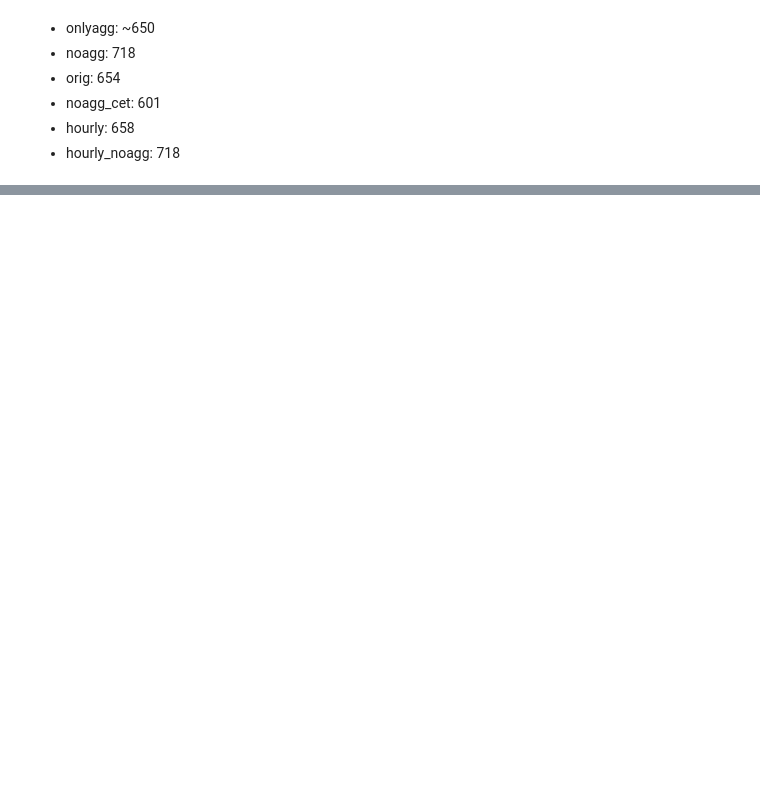
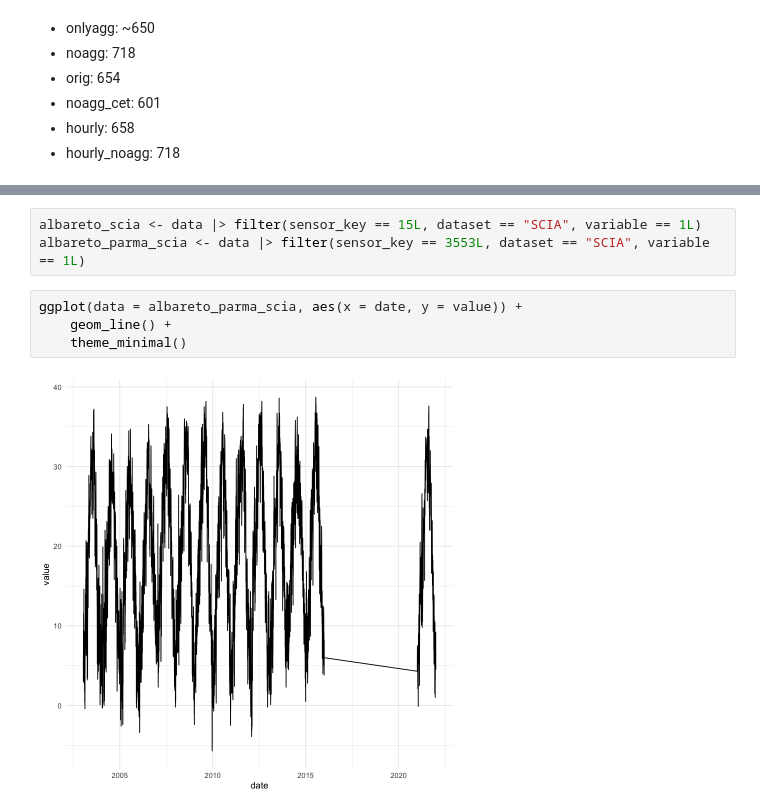
Before and after one commit to dnstudent/TesiMag, a Jupyter notebook: notebooks/integrazioni_regionali/emilia-romagna/series_pairing.ipynb, the cells around one changed output, grey strips where cells are left out. Drawn from its saved outputs; the diff is of its cells as text; blank space fills up the shorter version.

```diff
--- a/notebooks/integrazioni_regionali/emilia-romagna/series_pairing.ipynb
+++ b/notebooks/integrazioni_regionali/emilia-romagna/series_pairing.ipynb
@@ -87,0 +132,9 @@ g <- tibble(l = c(1, 2, 3, 4), r = c(4, 4, 4, 1)) |> as.matrix() |> igraph::grap
+# %%
+albareto_scia <- data |> filter(sensor_key == 15L, dataset == "SCIA", variable == 1L)
+albareto_parma_scia <- data |> filter(sensor_key == 3553L, dataset == "SCIA", variable == 1L)
+# %%
+ggplot(data = albareto_parma_scia, aes(x = date, y = value)) +
+    geom_line() +
+    theme_minimal()
+# %% [output]
+[figure, added]
```
Also changed, not shown: parts of 16 cells of this notebook, 5 other files.
